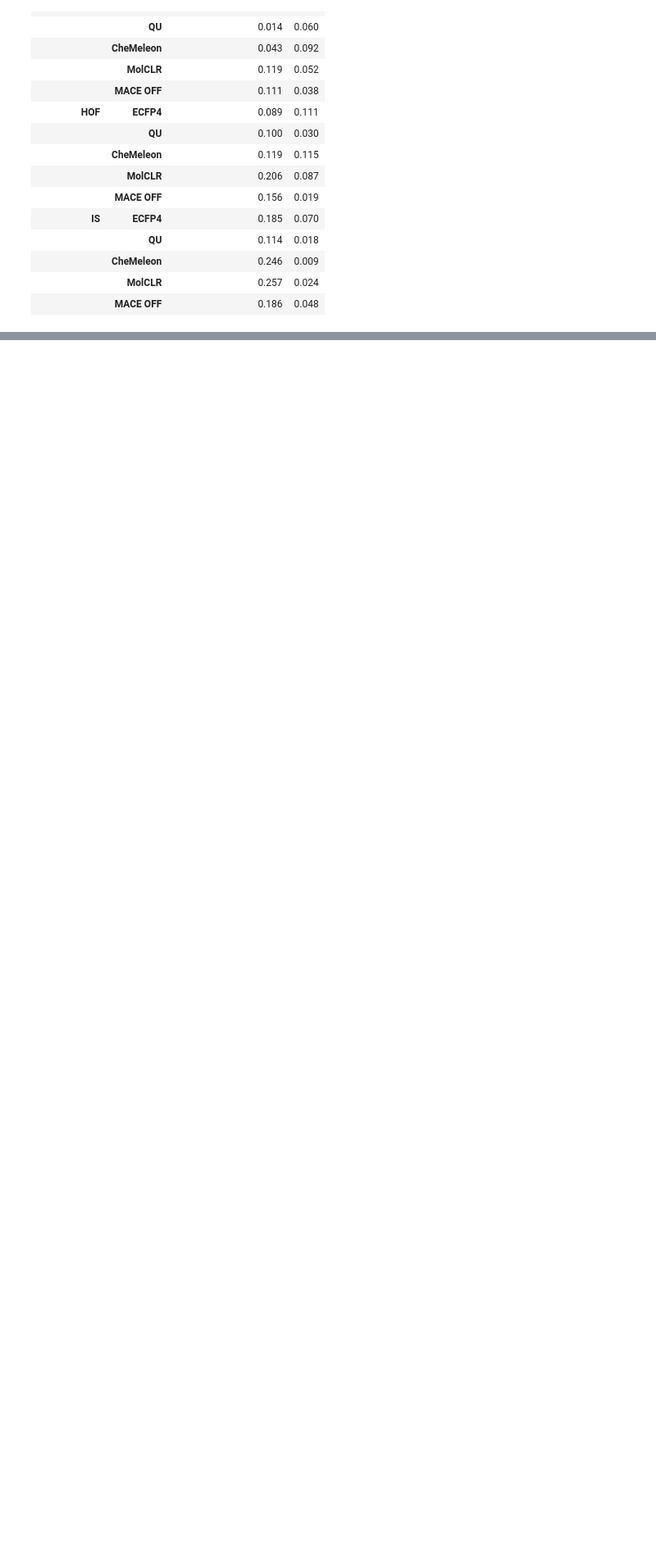
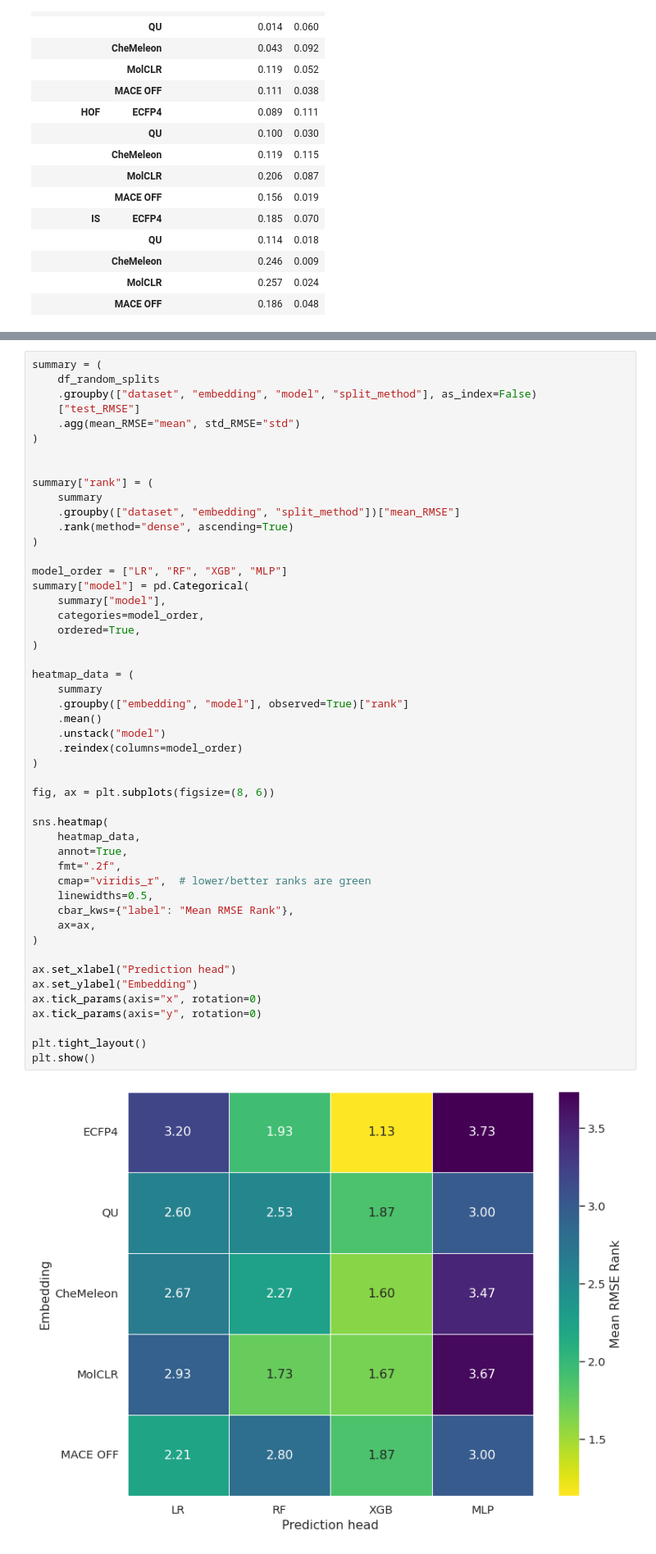
Before and after one commit to CABackman/fm-4-em, a Jupyter notebook: 06_NOTEBOOKS/04_results_processing.ipynb, the cells around one changed output, grey strips where cells are left out. Shown at 82% size. Cells and saved outputs as stored; diff of their text form; blank space fills up the shorter version.

```diff
--- a/06_NOTEBOOKS/04_results_processing.ipynb
+++ b/06_NOTEBOOKS/04_results_processing.ipynb
@@ -722,3 +598,54 @@ tmp.drop("index", axis=1).groupby(["dataset", "embedding"])[["Normalized Split P
+# %%
+summary = (
+    df_random_splits
+    .groupby(["dataset", "embedding", "model", "split_method"], as_index=False)
+    ["test_RMSE"]
+    .agg(mean_RMSE="mean", std_RMSE="std")
+)
+
+
+summary["rank"] = (
+    summary
+    .groupby(["dataset", "embedding", "split_method"])["mean_RMSE"]
+    .rank(method="dense", ascending=True)
+)
+
+model_order = ["LR", "RF", "XGB", "MLP"]
+summary["model"] = pd.Categorical(
+    summary["model"],
+    categories=model_order,
+    ordered=True,
+)
+
+heatmap_data = (
+    summary
+    .groupby(["embedding", "model"], observed=True)["rank"]
+    .mean()
+    .unstack("model")
+    .reindex(columns=model_order)
+)
+
+fig, ax = plt.subplots(figsize=(8, 6))
+
+sns.heatmap(
+    heatmap_data,
+    annot=True,
+    fmt=".2f",
+    cmap="viridis_r",  # lower/better ranks are green
+    linewidths=0.5,
+    cbar_kws={"label": "Mean RMSE Rank"},
+    ax=ax,
+)
+
+ax.set_xlabel("Prediction head")
+ax.set_ylabel("Embedding")
+ax.tick_params(axis="x", rotation=0)
+ax.tick_params(axis="y", rotation=0)
+
+plt.tight_layout()
+plt.show()
+# %% [output]
+[figure, added]
 # %% [markdown]
 # Deeper dive: parity and/or residual plots to show where models succeed/fail
 # %%
```
Also changed, not shown: parts of 7 cells of this notebook, 5 other files.
